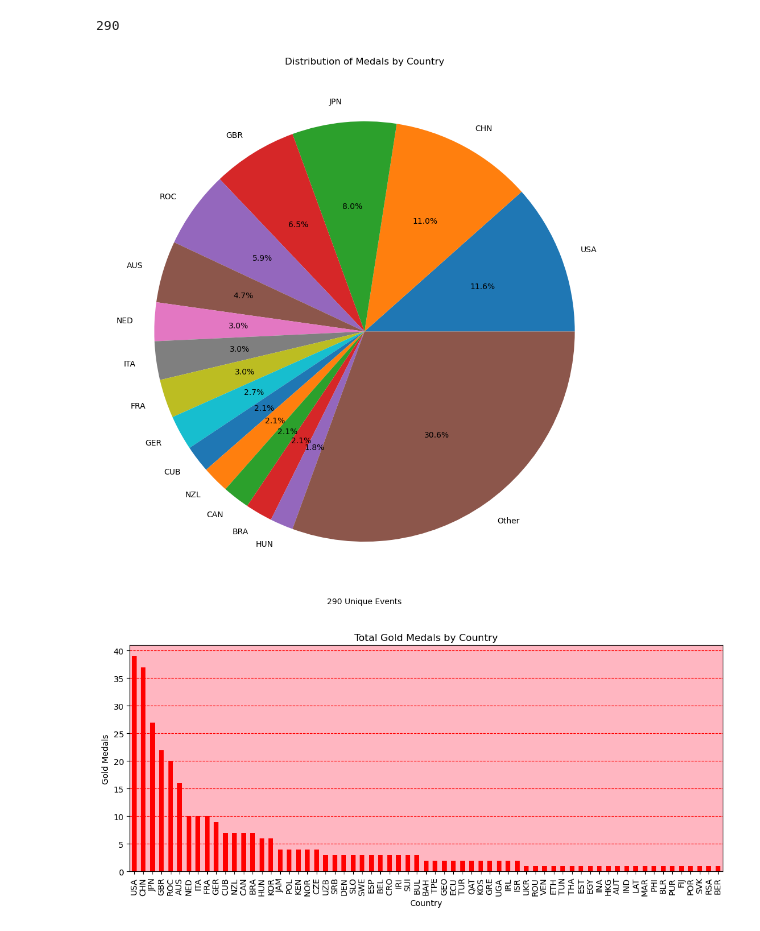
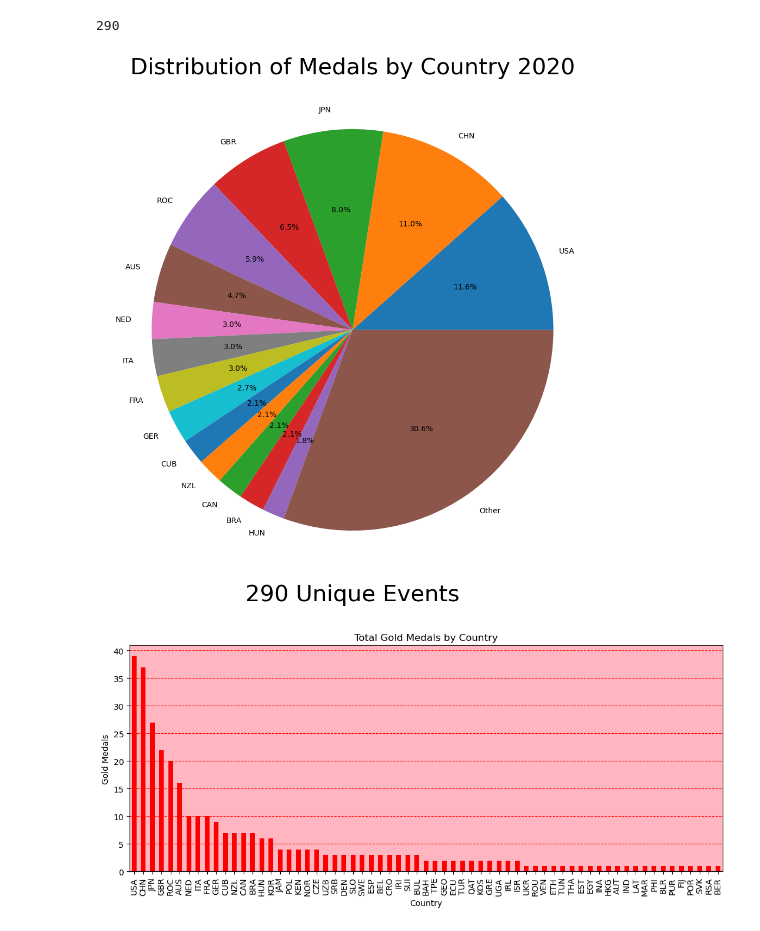
Before and after one commit to brandonhayes13/olympic_project, a Jupyter notebook: new_events.ipynb, the cells around one changed output. Drawn from its saved outputs; the diff is of its cells as text; code cells hidden in the pictures.

```diff
--- a/new_events.ipynb
+++ b/new_events.ipynb
@@ -88,17 +183,17 @@ gold_comparison = comparison_olympics.loc[(comparison_olympics["medal"] == "Gold
 # %%
 total_modern_medals = gold_comparison[['event', 'country_noc']].drop_duplicates()["country_noc"].value_counts()
 top_countries = total_modern_medals.nlargest(15)
 total_gold = total_modern_medals.sum()
 other_gold = total_gold - top_countries.sum()
 other_series = pd.Series({"Other": other_gold})
 final_data = pd.concat([top_countries, other_series])
 plt.figure(figsize=(12, 12))
 final_data.plot(kind='pie', color="blue", autopct="%1.1f%%")
-plt.title("Distribution of Medals by Country")
-plt.xlabel("290 Unique Events")
+plt.title("Distribution of Medals by Country 2020", fontsize = 30)
+plt.xlabel("290 Unique Events", fontsize = 30)
 plt.show()
 # %% [output]
-[figure, old version]
+[figure, new version]
 # %%
 plt.figure(figsize=(13, 5))
 total_modern_medals.plot(kind='bar', color = "red")
```
Also changed, not shown: parts of 8 cells of this notebook, 4 other files.
